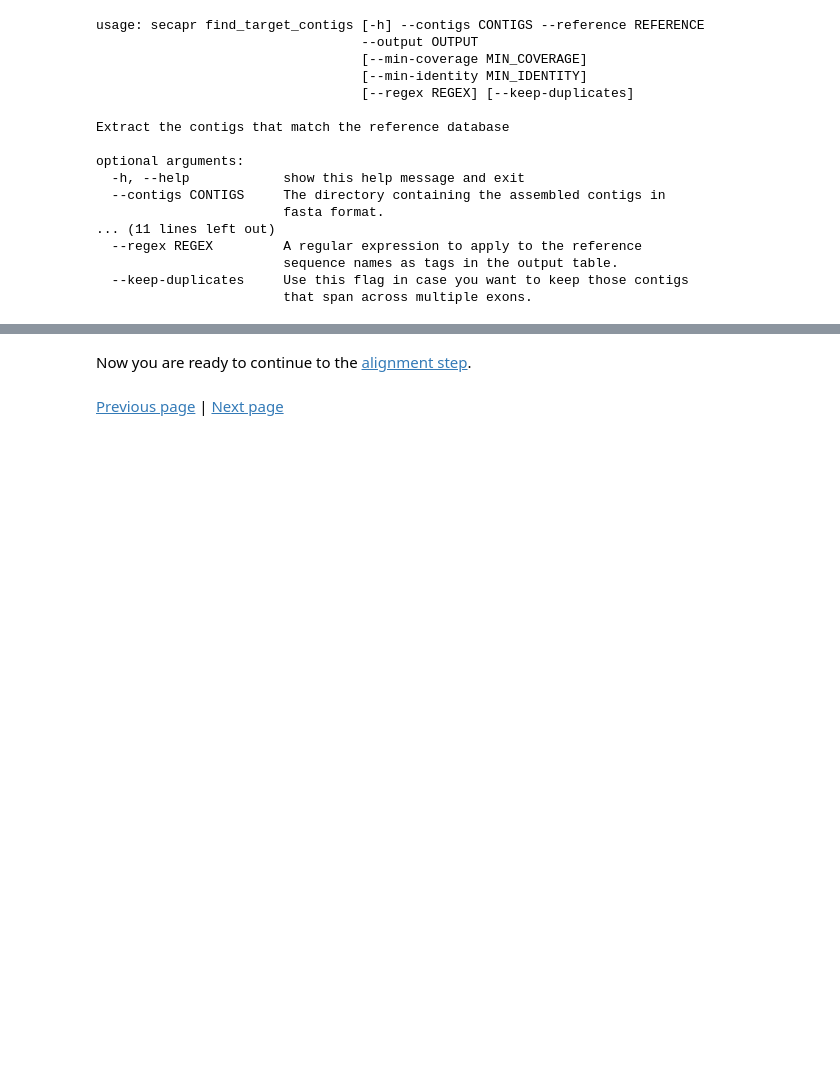
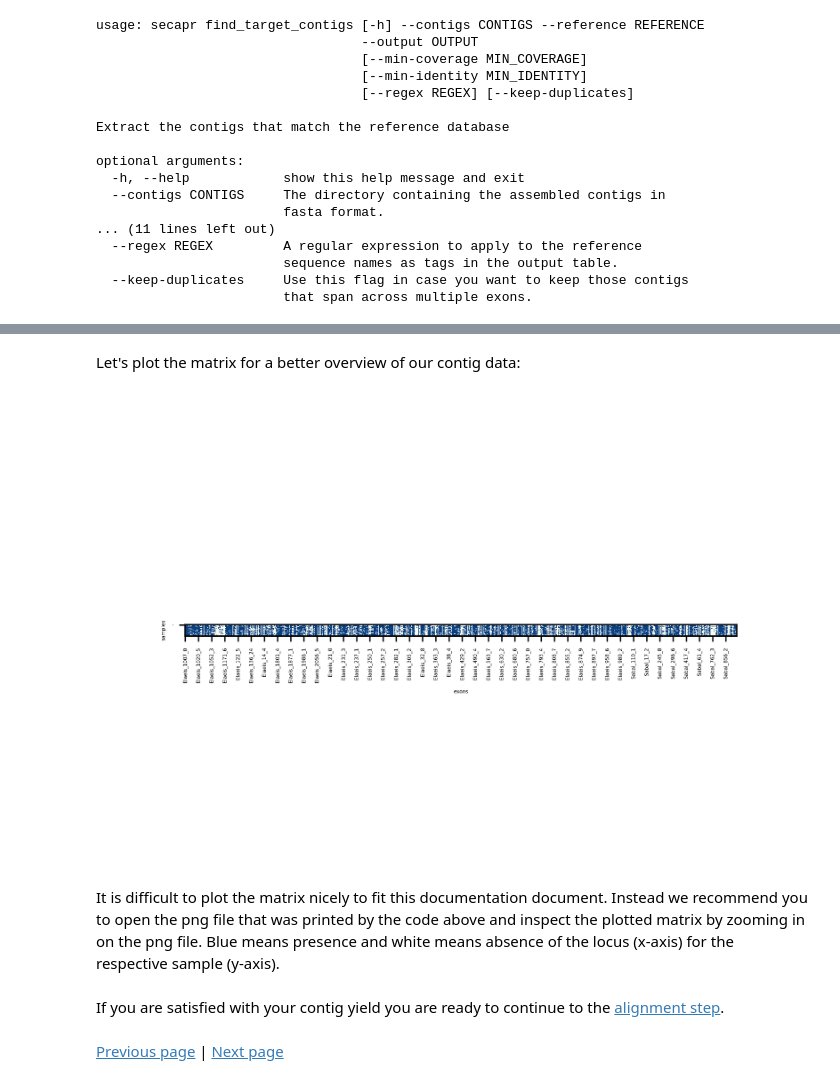
Before and after one commit to AntonelliLab/seqcap_processor, a Jupyter notebook: docs/notebook/extract_contigs.ipynb, the cells around one changed output, grey strips where cells are left out. Drawn from its saved outputs; the diff is of its cells as text; code cells hidden in the pictures; blank space fills up the shorter version.

Commit message:
added new documentation

```diff
--- a/docs/notebook/extract_contigs.ipynb
+++ b/docs/notebook/extract_contigs.ipynb
@@ -113,4 +108,34 @@ Now run this function by providing the paths to the contigs file, the locus-data
+# %% [markdown]
+Let's plot the matrix for a better overview of our contig data:
+# %%
+import os
+import numpy as np
+import matplotlib.pyplot as plt
+#%matplotlib inline
+
+# Get the data from the df
+sample_labels = table.columns
+locus_labels = np.array(table.index)
+data = np.matrix(table).T
+# Define the figure and plot to png file
+fig, ax = plt.subplots()
+data
+mat = ax.imshow(data, cmap='GnBu', interpolation='nearest')
+plt.xticks(range(data.shape[1])[::20], locus_labels[::20],fontsize=3)
+plt.yticks([0],fontsize=0)
+#plt.yticks(range(data.shape[0])[::3], sample_labels[::3],fontsize=3)
+plt.xticks(rotation=90)
+plt.xlabel('exons',fontsize=3)
+plt.ylabel('samples',fontsize=3)
+fig.savefig(os.path.join('../../data/processed/target_contigs/','contig_exon_matrix.png'), dpi = 500)
+
+from IPython.display import Image
+Image("../../data/processed/target_contigs/contig_exon_matrix.png")
+# %% [output]
+[figure, added]
+# %% [markdown]
+It is difficult to plot the matrix nicely to fit this documentation document. Instead we recommend you to open the png file that was printed by the code above and inspect the plotted matrix by zooming in on the png file. Blue means presence and white means absence of the locus (x-axis) for the respective sample (y-axis).
 # %% [markdown]
-Now you are ready to continue to the [alignment step](align_contigs.ipynb).
+If you are satisfied with your contig yield you are ready to continue to the [alignment step](align_contigs.ipynb).
 # %% [markdown]
 [Previous page](contig_assembly.ipynb) | [Next page](align_contigs.ipynb)
```
Also changed, not shown: parts of 7 cells of this notebook, 4 other files.
